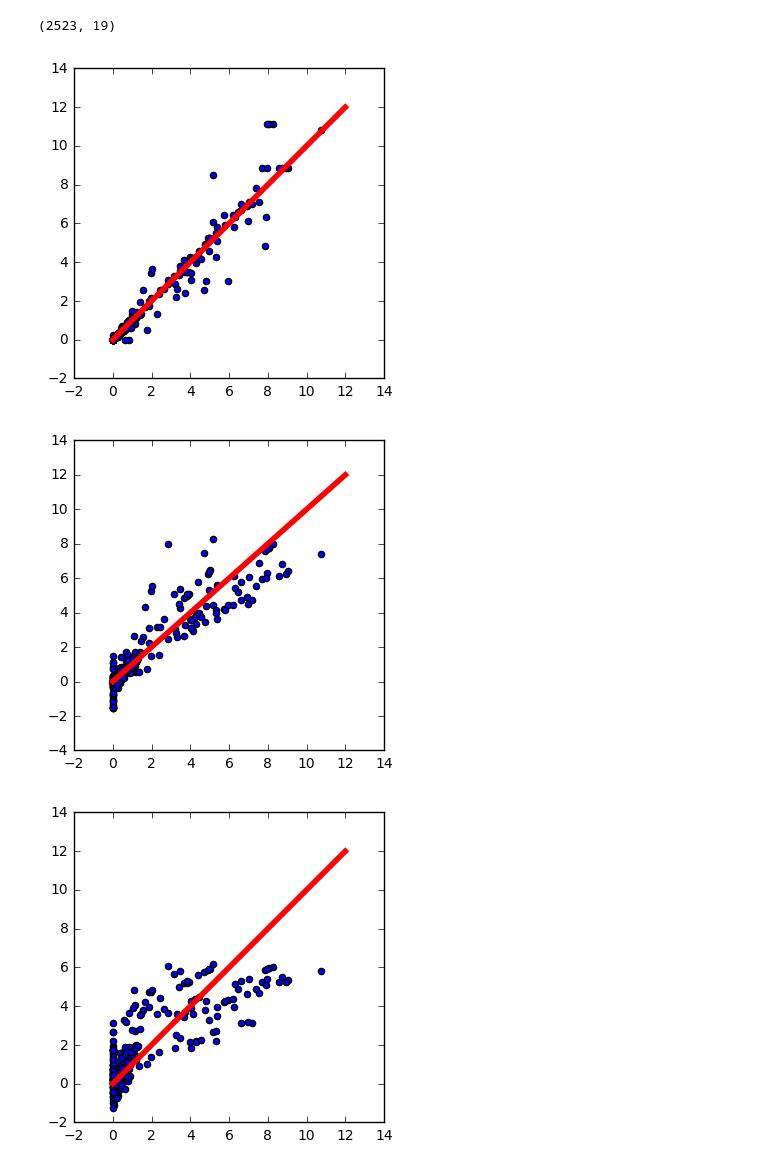
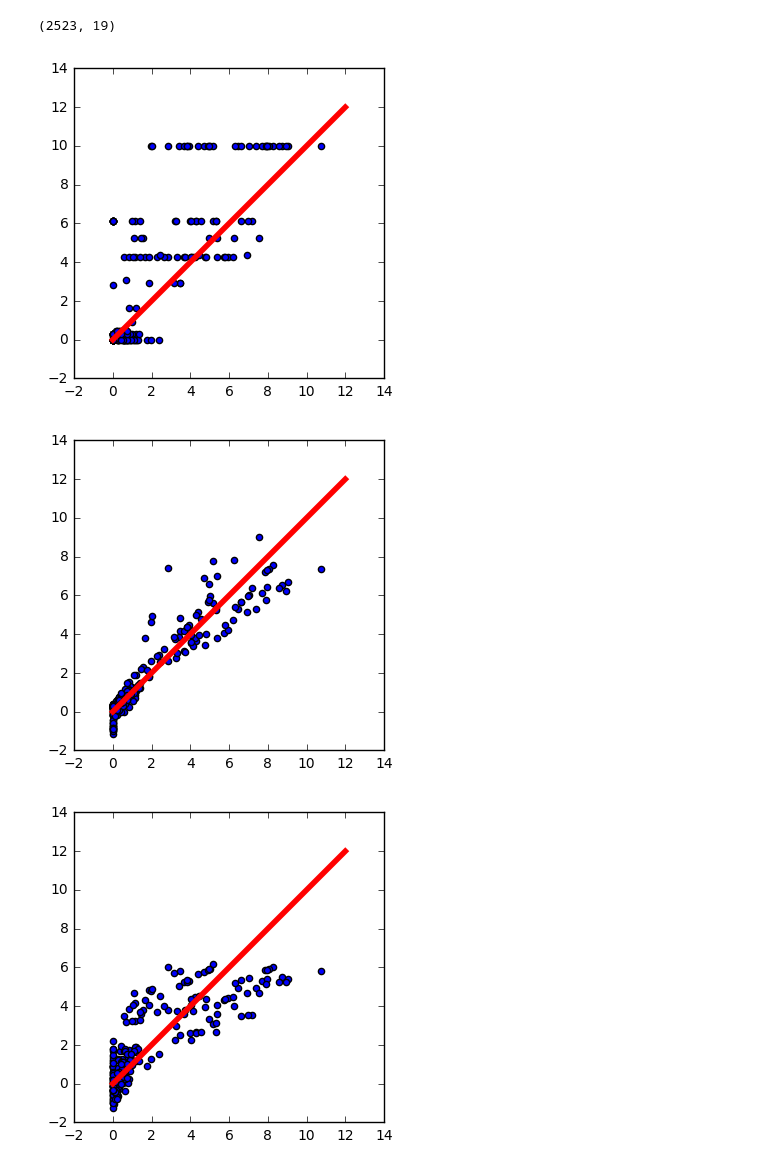
Before and after one commit to joekasp/ionic_liquids, a Jupyter notebook: ionic_liquids/datasets/Molecular Descriptors.ipynb, the cells around one changed output. Saved outputs shown, nothing was run; the diff lists cells and outputs as text; code cells hidden in the pictures.

```diff
--- a/ionic_liquids/datasets/Molecular Descriptors.ipynb
+++ b/ionic_liquids/datasets/Molecular Descriptors.ipynb
@@ -56,37 +56,44 @@ X = StandardScaler().fit_transform(X)
 X_train, X_test, y_train, y_test = train_test_split(X, y, test_size=0.1)
 # %%
 #MLPClassifier
-mlp_class = MLPClassifier(hidden_layer_sizes=(100,), activation='relu', solver='adam', alpha=0.0001, max_iter=3000, random_state=None,learning_rate_init=0.01)
-mlp_class.fit(X_train,y_train)
+alphas = np.array([5,2,5,1.5,1,0.1,0.01,0.001,0.0001,0])
+mlp_class = MLPClassifier(hidden_layer_sizes=(100,), activation='relu', solver='adam', alpha=0.0001, max_iter=5000, random_state=None,learning_rate_init=0.01)
+gs = GridSearchCV(mlp_class, param_grid=dict(alpha=alphas))
+
+gs.fit(X_train,y_train)
 
 plt.figure(figsize=(4,4))
-plt.scatter(y_test.values.astype(np.float), mlp_class.predict(X_test))
+plt.scatter(y_test.values.astype(np.float), gs.predict(X_test))
 plt.plot([0,12],[0,12],lw=4,c = 'r')
 plt.show()
 # %% [output]
-[figure, old version]
+[figure, new version]
 # %%
 #MLPRegressor
-mlp_regr = MLPRegressor(hidden_layer_sizes=(100,), activation='relu', solver='adam', alpha=0.0001, max_iter=3000, random_state=None,learning_rate_init=0.01)
-mlp_regr.fit(X_train,y_train)
+alphas = np.array([5,2,5,1.5,1,0.1,0.01,0.001,0.0001,0])
+mlp_regr = MLPRegressor(hidden_layer_sizes=(100,), activation='relu', solver='adam', alpha=0.0001, max_iter=5000, random_state=None,learning_rate_init=0.01)
+gs = GridSearchCV(mlp_regr, param_grid=dict(alpha=alphas))
+#mlp_regr.fit(X_train,y_train)
+gs.fit(X_train,y_train)
 
 plt.figure(figsize=(4,4))
-plt.scatter(y_test.values.astype(np.float), mlp_regr.predict(X_test))
+plt.scatter(y_test.values.astype(np.float), gs.predict(X_test))
 plt.plot([0,12],[0,12],lw=4,c = 'r')
 plt.show()
 # %% [output]
-[figure, old version]
+[figure, new version]
 # %%
 #Lasso
-lasso = Lasso(alpha=0.01, fit_intercept=True, normalize=False, precompute=False, copy_X=True, max_iter=4000, tol=0.001, warm_start=False, positive=False, random_state=None, selection='cyclic')
-lasso.fit(X_train,y_train)
-
+alphas = np.array([5,4,3,2,1,0.1,0.01,0.001,0.0001])
+lasso = Lasso(alpha=0.001, fit_intercept=True, normalize=False, precompute=False, copy_X=True, max_iter=10000, tol=0.001, positive=False, random_state=None, selection='cyclic')
+gs = GridSearchCV(lasso, param_grid=dict(alpha=alphas))
+gs.fit(X_train,y_train)
 plt.figure(figsize=(4,4))
-plt.scatter(y_test.values.astype(np.float),lasso.predict(X_test))
+plt.scatter(y_test.values.astype(np.float),gs.predict(X_test))
 plt.plot([0,12],[0,12],lw=4,c = 'r')
 plt.show()
 # %% [output]
-[figure, old version]
+[figure, new version]
 # %%
 #SVR
 svr = SVR(kernel='rbf', degree=3, gamma='auto', coef0=0.0, tol=0.001, C=1.0, epsilon=0.01, shrinking=True, cache_size=200, verbose=False, max_iter=-1)
```
Also changed, not shown: parts of 3 cells of this notebook, 1 other file.
